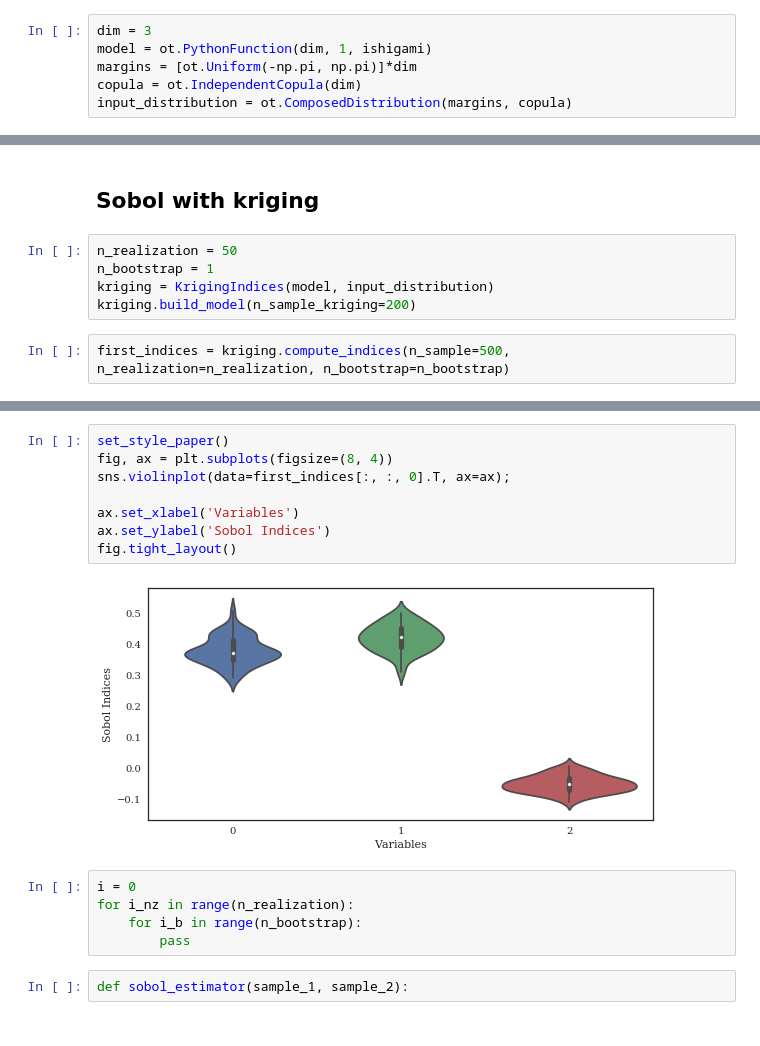
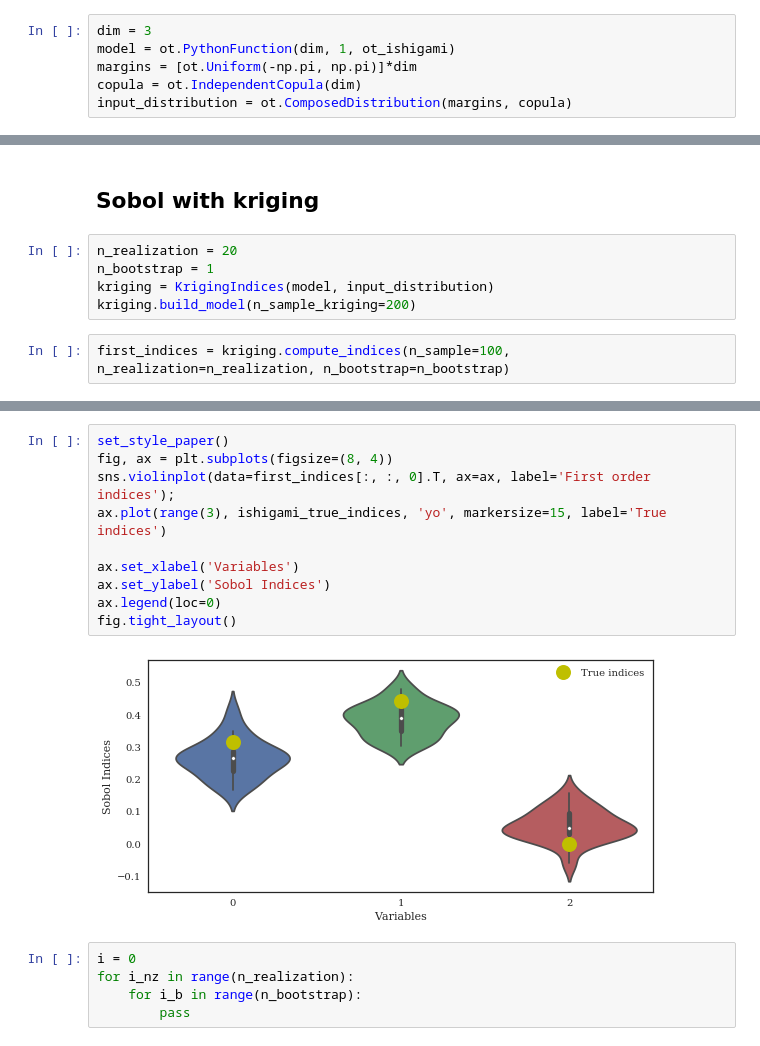
Before and after one commit to josephmure/otshapley, a Jupyter notebook: examples/kriking/kriging-sobol.ipynb, the cells around one changed output, grey strips where cells are left out. Drawn from its saved outputs; the diff is of its cells as text.

Commit message:
Recomputing the sobol indices

```diff
--- a/examples/kriking/kriging-sobol.ipynb
+++ b/examples/kriking/kriging-sobol.ipynb
@@ -16,7 +17,7 @@ The autoreload extension is already loaded. To reload it, use:
   %reload_ext autoreload
 # %%
 dim = 3
-model = ot.PythonFunction(dim, 1, ishigami)
+model = ot.PythonFunction(dim, 1, ot_ishigami)
 margins = [ot.Uniform(-np.pi, np.pi)]*dim
 copula = ot.IndependentCopula(dim)
 input_distribution = ot.ComposedDistribution(margins, copula)
@@ -85,12 +86,12 @@ fig.tight_layout()
 # %% [markdown]
 ## Sobol with kriging
 # %%
-n_realization = 50
+n_realization = 20
 n_bootstrap = 1
 kriging = KrigingIndices(model, input_distribution)
 kriging.build_model(n_sample_kriging=200)
 # %%
-first_indices = kriging.compute_indices(n_sample=500, n_realization=n_realization, n_bootstrap=n_bootstrap)
+first_indices = kriging.compute_indices(n_sample=100, n_realization=n_realization, n_bootstrap=n_bootstrap)
 # %%
 first_indices_estimates = [first_indices[i, :, 0].mean() for i in range(dim)]
 first_indices_estimates
@@ -109,17 +110,17 @@ first_indices_std
 # %%
 set_style_paper()
 fig, ax = plt.subplots(figsize=(8, 4))
-sns.violinplot(data=first_indices[:, :, 0].T, ax=ax);
+sns.violinplot(data=first_indices[:, :, 0].T, ax=ax, label='First order indices');
+ax.plot(range(3), ishigami_true_indices, 'yo', markersize=15, label='True indices')
 
 ax.set_xlabel('Variables')
 ax.set_ylabel('Sobol Indices')
+ax.legend(loc=0)
 fig.tight_layout()
 # %% [output]
-[figure, old version]
+[figure, new version]
 # %%
 i = 0
 for i_nz in range(n_realization):
     for i_b in range(n_bootstrap):
         pass
-# %%
-def sobol_estimator(sample_1, sample_2):
```
Also changed, not shown: parts of 9 cells of this notebook, 2 other files.
